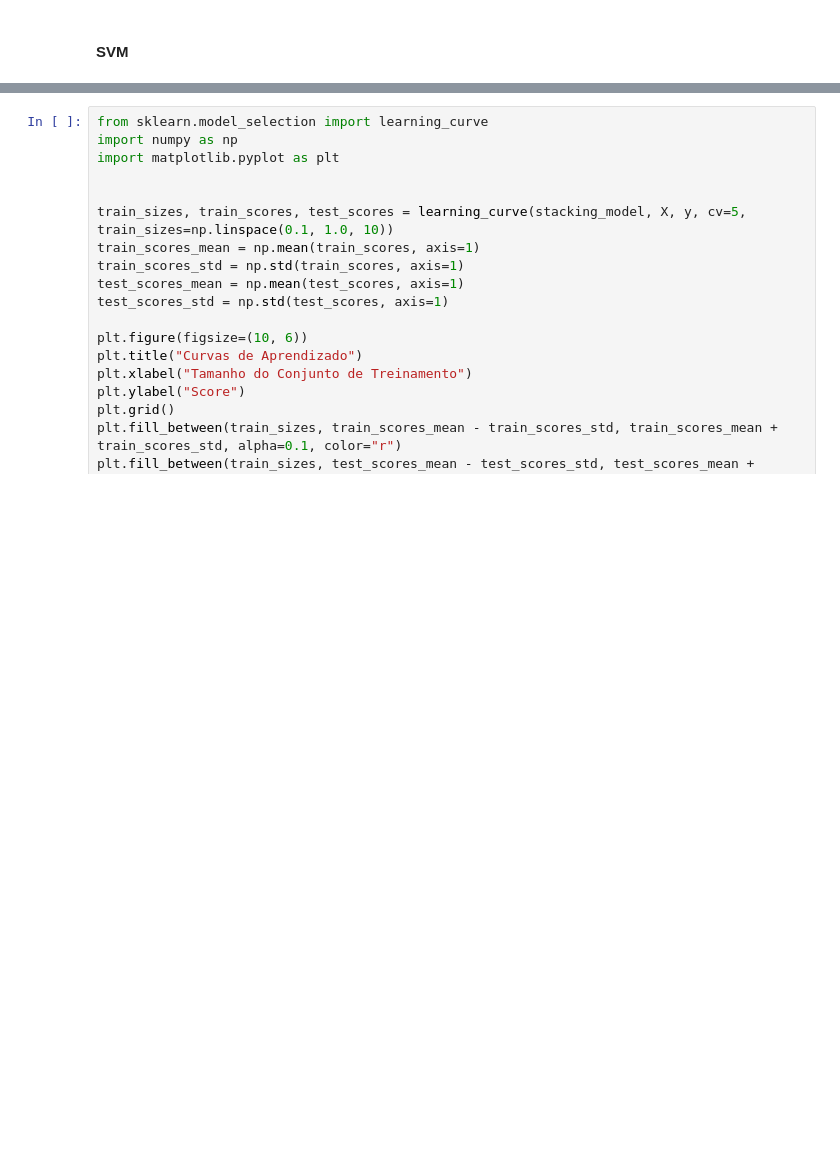
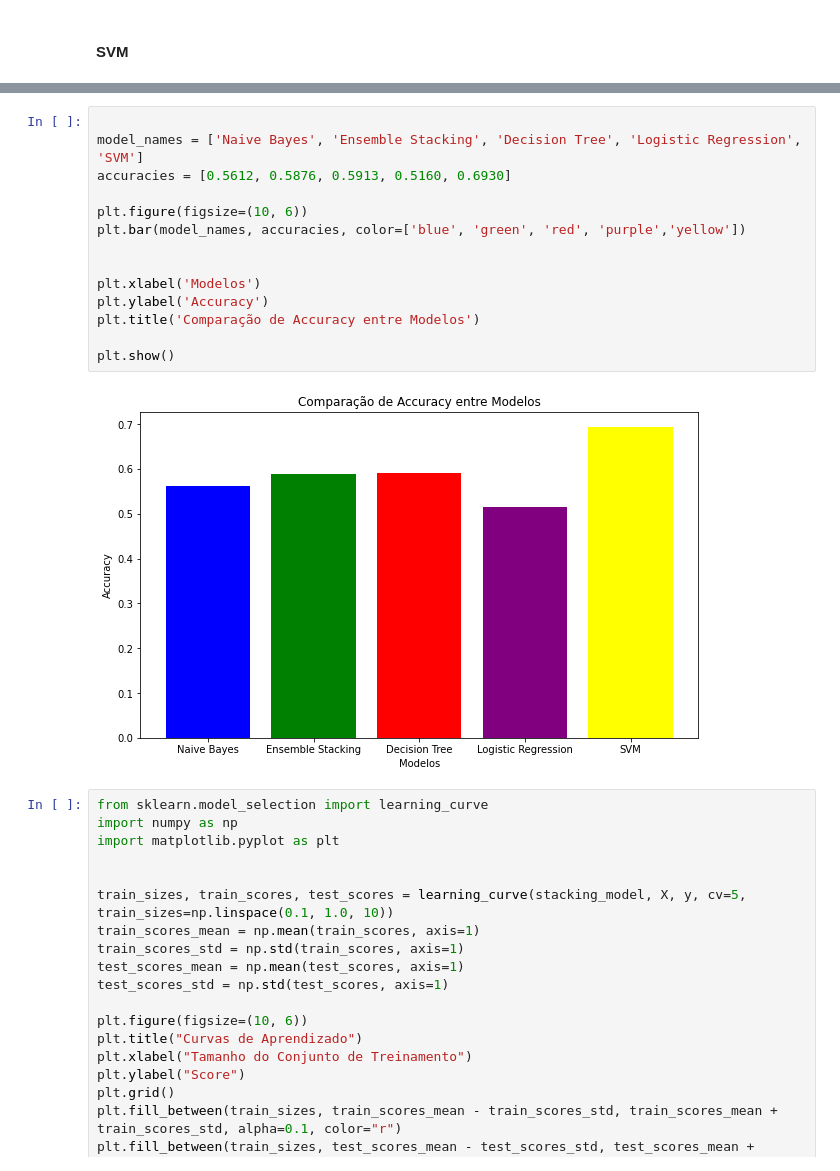
Before and after one commit to iara113/AlphaZeroAttax-LabIA, a Jupyter notebook: LungCancer_ComModelosTestagem.ipynb, the cells around one changed output, grey strips where cells are left out. Drawn from its saved outputs; the diff is of its cells as text; blank space fills up the shorter version.

```diff
--- a/LungCancer_ComModelosTestagem.ipynb
+++ b/LungCancer_ComModelosTestagem.ipynb
@@ -689,6 +689,22 @@ Accuract: 69.30%
     accuracy                           0.69       531
    macro avg       0.72      0.68      0.69       531
 weighted avg       0.71      0.69      0.69       531
+# %%
+
+model_names = ['Naive Bayes', 'Ensemble Stacking', 'Decision Tree', 'Logistic Regression', 'SVM']
+accuracies = [0.5612, 0.5876, 0.5913, 0.5160, 0.6930]
+
+plt.figure(figsize=(10, 6))
+plt.bar(model_names, accuracies, color=['blue', 'green', 'red', 'purple','yellow'])
+
+
+plt.xlabel('Modelos')
+plt.ylabel('Accuracy')
+plt.title('Comparação de Accuracy entre Modelos')
+
+plt.show()
+# %% [output]
+[figure, added]
 # %%
 from sklearn.model_selection import learning_curve
 import numpy as np
```
Also changed, not shown: parts of 22 cells of this notebook.
